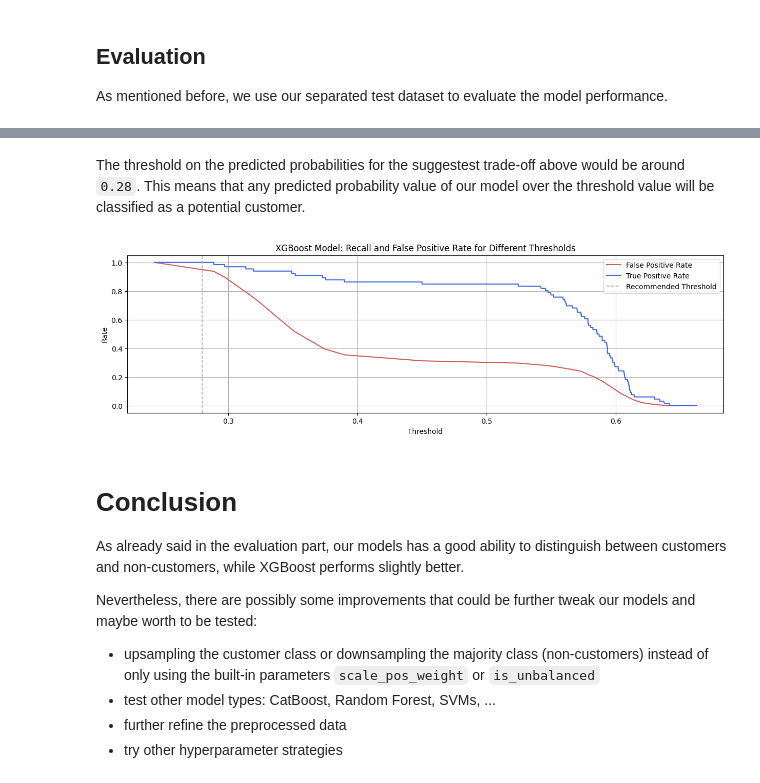
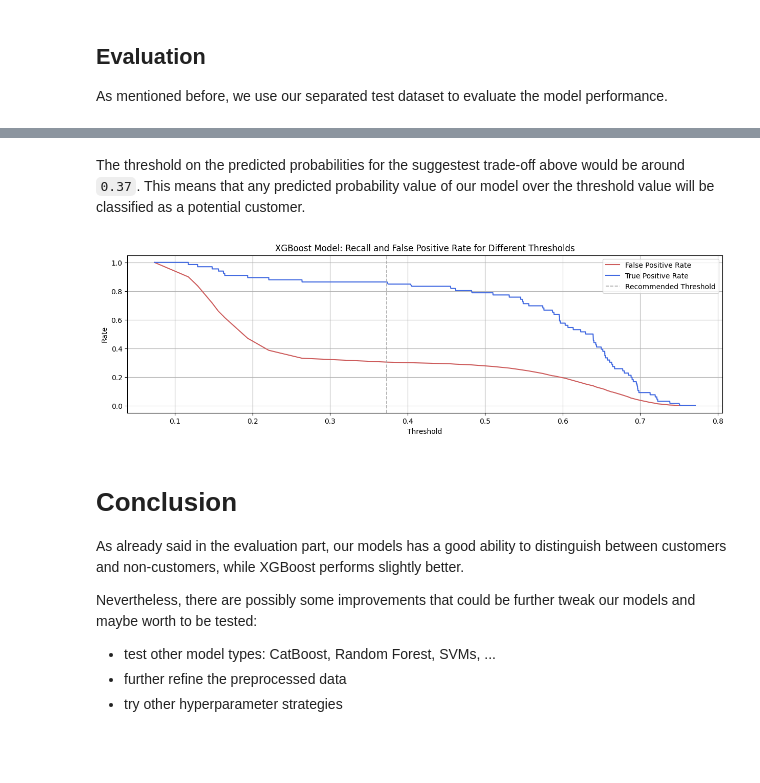
Before and after one commit to PatrickChristoph/udacity_capstone, a Jupyter notebook: src/customer_prediction.ipynb, the cells around one changed output, grey strips where cells are left out. Drawn from its saved outputs; the diff is of its cells as text; code cells hidden in the pictures; blank space fills up the shorter version.

```diff
--- a/src/customer_prediction.ipynb
+++ b/src/customer_prediction.ipynb
@@ -368,24 +379,23 @@ plt.show()
 # %% [markdown]
-The threshold on the predicted probabilities for the suggestest trade-off above would be around `0.28`. This means that any predicted probability value of our model over the threshold value will be classified as a potential customer.
+The threshold on the predicted probabilities for the suggestest trade-off above would be around `0.37`. This means that any predicted probability value of our model over the threshold value will be classified as a potential customer.
 # %%
 plt.figure(figsize=(15,4))
 plt.plot(thresholds_xgb, fpr_xgb, label="False Positive Rate", color="indianred")
 plt.plot(thresholds_xgb, tpr_xgb, label="True Positive Rate", color="royalblue")
-plt.axvline(x=0.28, color="darkgray", linestyle="--", linewidth=1.2, label="Recommended Threshold")
+plt.axvline(x=0.373, color="darkgray", linestyle="--", linewidth=1.2, label="Recommended Threshold")
 plt.xlabel("Threshold")
 plt.ylabel("Rate")
 plt.title("XGBoost Model: Recall and False Positive Rate for Different Thresholds")
 plt.legend()
 plt.grid()
 plt.show()
 # %% [output]
-[figure, old version]
+[figure, new version]
 # %% [markdown]
 # Conclusion
 As already said in the evaluation part, our models has a good ability to distinguish between customers and non-customers, while XGBoost performs slightly better.
 
 Nevertheless, there are possibly some improvements that could be further tweak our models and maybe worth to be tested:
-- upsampling the customer class or downsampling the majority class (non-customers) instead of only using the built-in parameters `scale_pos_weight` or `is_unbalanced`
 - test other model types: CatBoost, Random Forest, SVMs, ...
 - further refine the preprocessed data
 - try other hyperparameter strategies
```
Also changed, not shown: parts of 15 cells of this notebook, 8 other files.
